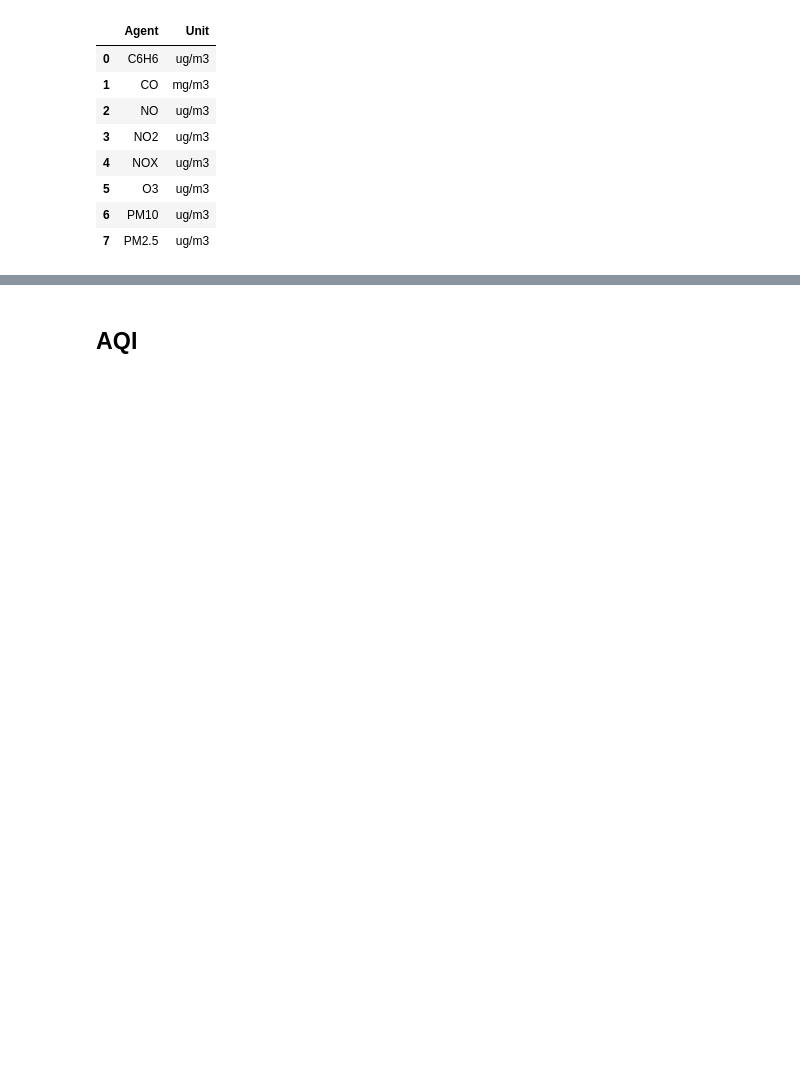
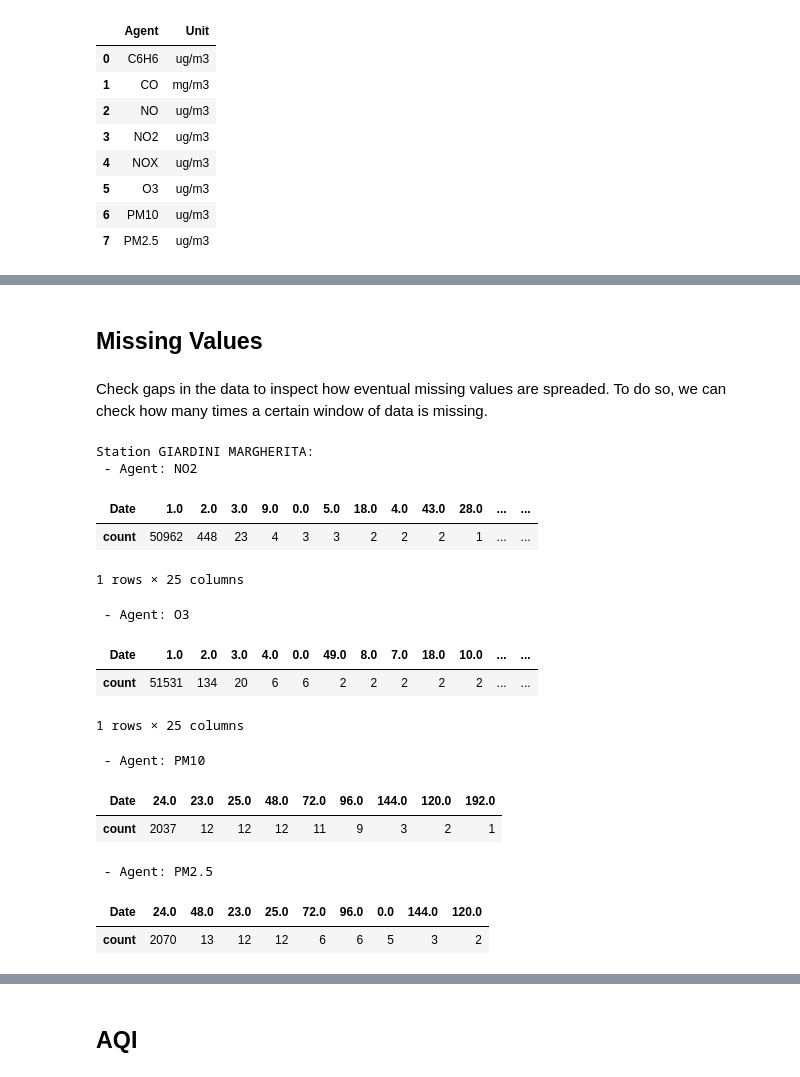
Before and after one commit to davidesonno/AII-project, a Jupyter notebook: 1-pollution_preprocessing.ipynb, the cells around one changed output, grey strips where cells are left out. Saved outputs shown, nothing was run; the diff lists cells and outputs as text; code cells hidden in the pictures; blank space fills up the shorter version.

```diff
--- a/1-pollution_preprocessing.ipynb
+++ b/1-pollution_preprocessing.ipynb
@@ -275,0 +84,28 @@ agent_dfs = df_to_agents_dict(filled_giardini_df)
+# %% [markdown]
+## **Missing Values**
+# %% [markdown]
+Check gaps in the data to inspect how eventual missing values are spreaded. To do so, we can check how many times a certain window of data is missing.
+# %%
+s=stations[0]
+print(f'Station {s}:')
+for agent in np.unique(station_dfs[s]['Agent']):
+    print(f' - Agent: {agent}')
+    mask=(station_dfs[s]['Agent']==agent)
+    timedeltas_hours = station_dfs[s][mask].index.to_series().diff().dt.total_seconds()[1:] / 3600
+    display(pd.DataFrame(timedeltas_hours.value_counts()).transpose())
+# %% [output]
+Station GIARDINI MARGHERITA:
+ - Agent: NO2
+| Date | 1.0 | 2.0 | 3.0 | 9.0 | 0.0 | 5.0 | 18.0 | 4.0 | 43.0 | 28.0 | ... | ... |
+| count | 50962 | 448 | 23 | 4 | 3 | 3 | 2 | 2 | 2 | 1 | ... | ... |
+1 rows × 25 columns
+ - Agent: O3
+| Date | 1.0 | 2.0 | 3.0 | 4.0 | 0.0 | 49.0 | 8.0 | 7.0 | 18.0 | 10.0 | ... | ... |
+| count | 51531 | 134 | 20 | 6 | 6 | 2 | 2 | 2 | 2 | 2 | ... | ... |
+1 rows × 25 columns
+ - Agent: PM10
+| Date | 24.0 | 23.0 | 25.0 | 48.0 | 72.0 | 96.0 | 144.0 | 120.0 | 192.0 |
+| count | 2037 | 12 | 12 | 12 | 11 | 9 | 3 | 2 | 1 |
+ - Agent: PM2.5
+| Date | 24.0 | 48.0 | 23.0 | 25.0 | 72.0 | 96.0 | 0.0 | 144.0 | 120.0 |
+| count | 2070 | 13 | 12 | 12 | 6 | 6 | 5 | 3 | 2 |
```
Also changed, not shown: parts of 73 cells of this notebook, 8 other files.
